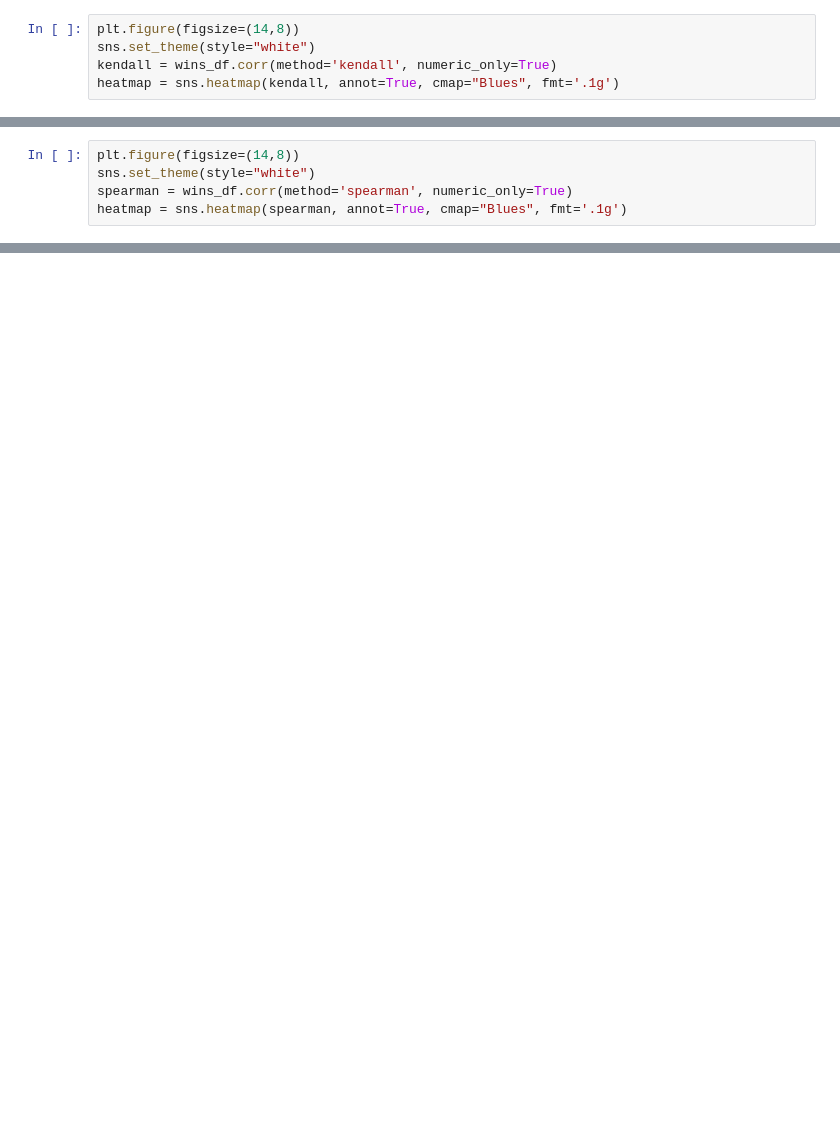
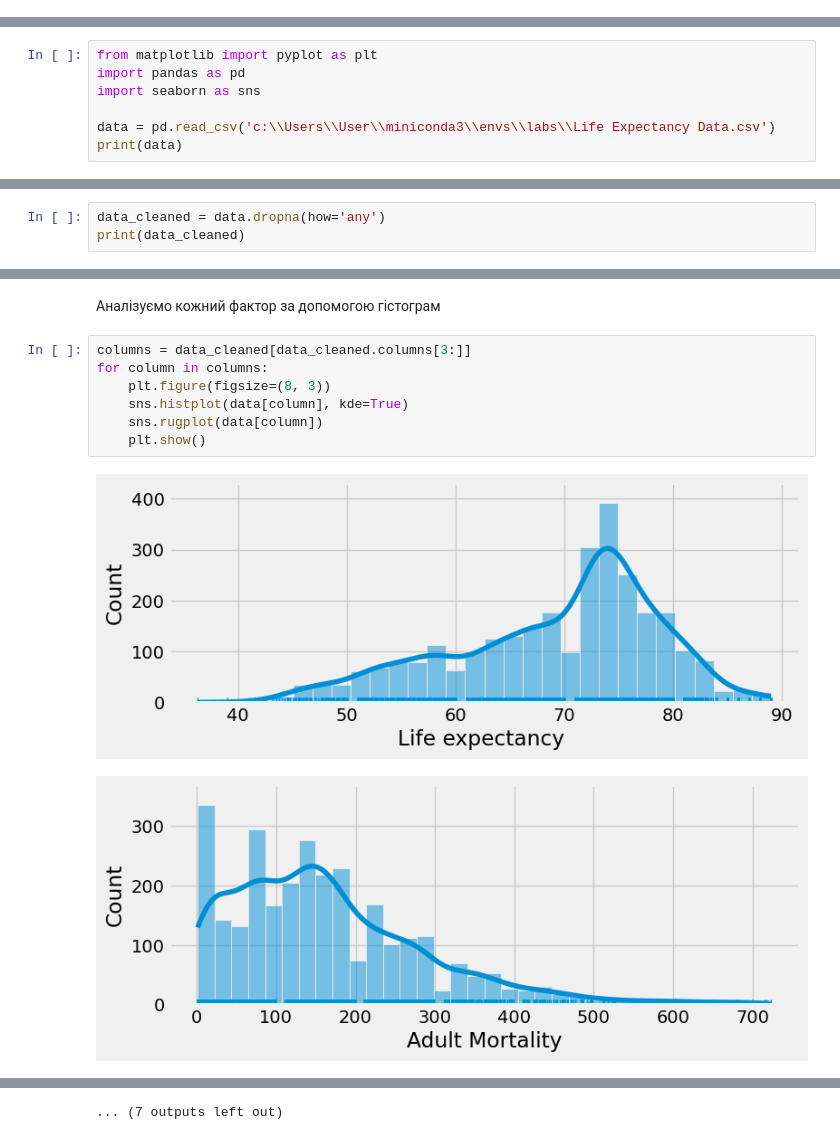
Before and after one commit to nastyamtv/IDA_Matviiv, a Jupyter notebook: laba3/Laba3.ipynb, the cells around one changed output, grey strips where cells are left out. Saved outputs shown, nothing was run; the diff lists cells and outputs as text; blank space fills up the shorter version.

```diff
--- a/laba3/Laba3.ipynb
+++ b/laba3/Laba3.ipynb
@@ -110,5 +0,0 @@ heatmap = sns.heatmap(pearson , annot=True, cmap="Blues", fmt='.1g')
-# %%
-plt.figure(figsize=(14,8))
-sns.set_theme(style="white")
-kendall = wins_df.corr(method='kendall', numeric_only=True)
-heatmap = sns.heatmap(kendall, annot=True, cmap="Blues", fmt='.1g')
@@ -117,5 +0,0 @@ heatmap = sns.heatmap(kendall, annot=True, cmap="Blues", fmt='.1g')
-# %%
-plt.figure(figsize=(14,8))
-sns.set_theme(style="white")
-spearman = wins_df.corr(method='spearman', numeric_only=True)
-heatmap = sns.heatmap(spearman, annot=True, cmap="Blues", fmt='.1g')
@@ -176,0 +3,7 @@ Correlation population:0.09339364469513377
+# %%
+from matplotlib import pyplot as plt
+import pandas as pd
+import seaborn as sns
+
+data = pd.read_csv('c:\\Users\\User\\miniconda3\\envs\\labs\\Life Expectancy Data.csv')
+print(data)
@@ -176,0 +52,3 @@ Correlation population:0.09339364469513377
+# %%
+data_cleaned = data.dropna(how='any')
+print(data_cleaned)
@@ -176,0 +73,12 @@ Correlation population:0.09339364469513377
+# %% [markdown]
+Аналізуємо кожний фактор за допомогою гістограм
+# %%
+columns = data_cleaned[data_cleaned.columns[3:]]
+for column in columns:
+    plt.figure(figsize=(8, 3))
+    sns.histplot(data[column], kde=True)
+    sns.rugplot(data[column])
+    plt.show()
+# %% [output]
+[figure, added]
+[figure, added]
@@ -176,0 +95 @@ Correlation population:0.09339364469513377
+... (7 outputs left out)
```
Also changed, not shown: parts of 52 cells of this notebook, 10 other files.
